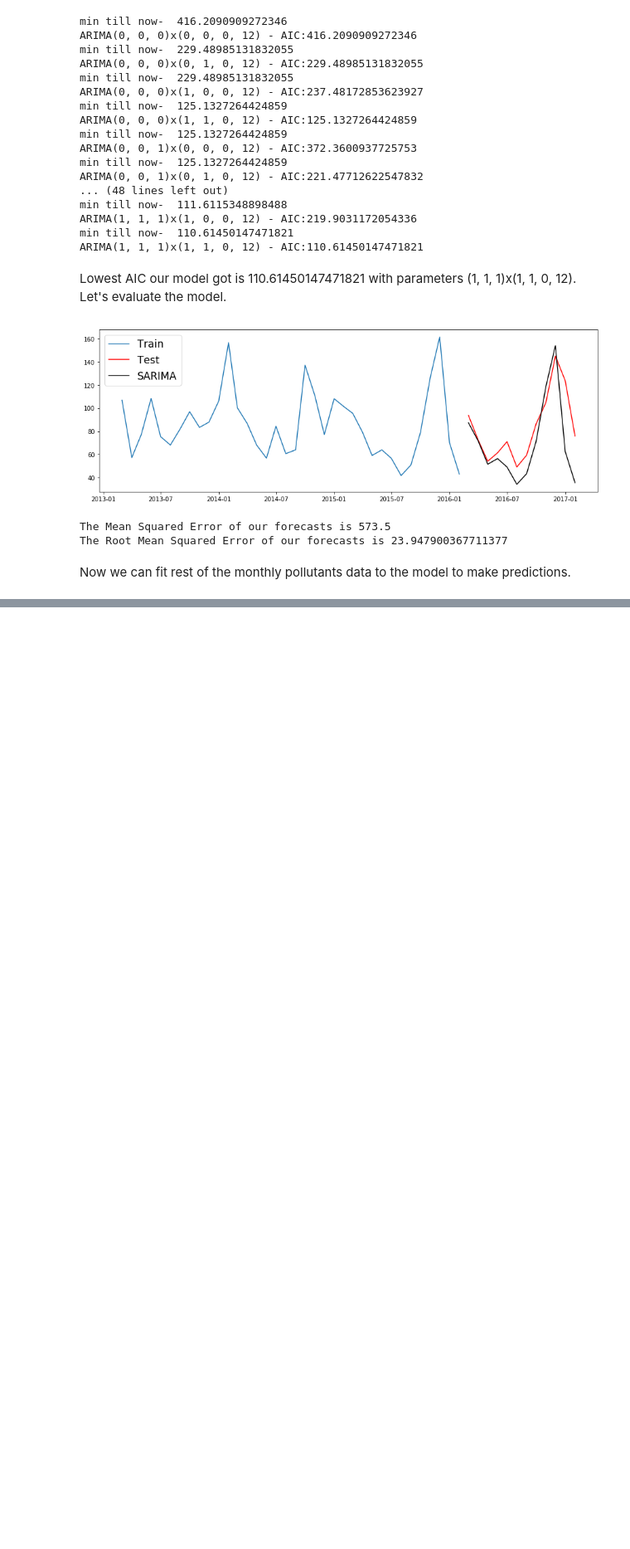
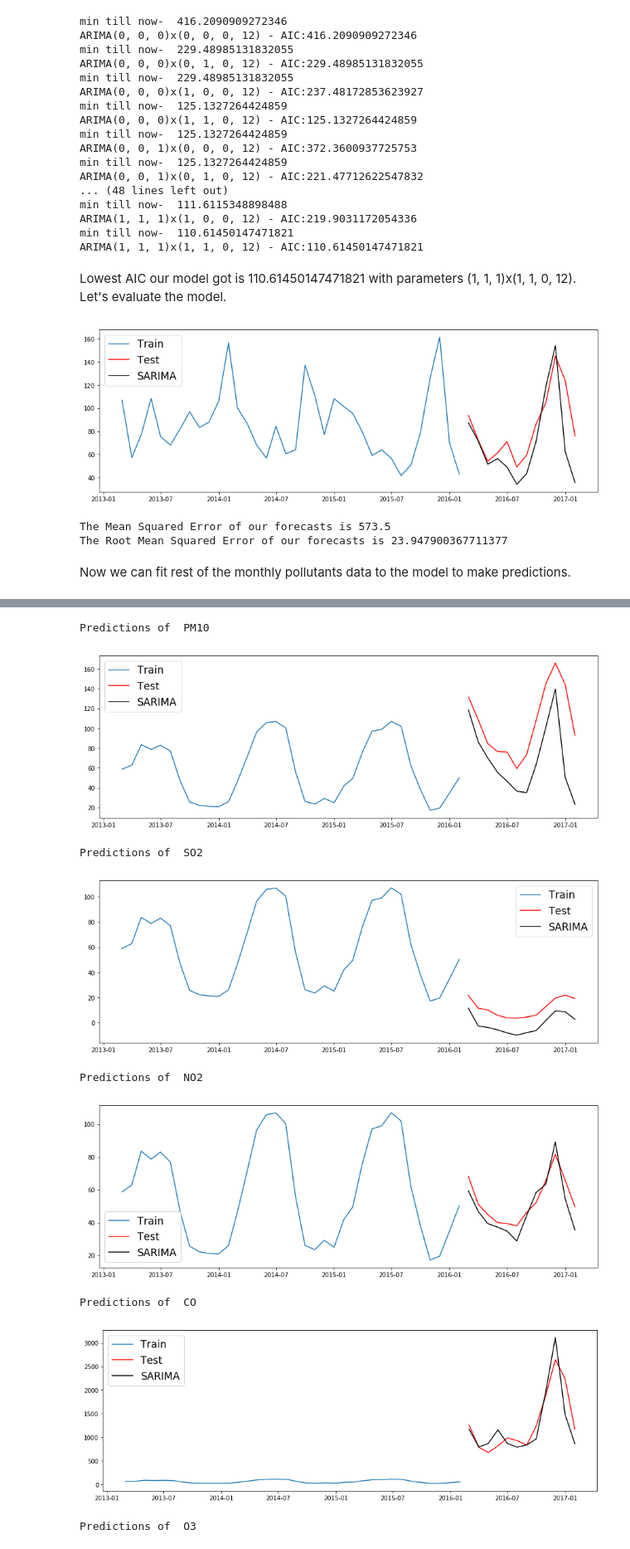
Before and after one commit to aishrock006/Capstone-Project, a Jupyter notebook: 2Data modeling with SARIMA.ipynb, the cells around one changed output, grey strips where cells are left out. Shown at 83% size. Drawn from its saved outputs; the diff is of its cells as text; code cells hidden in the pictures; blank space fills up the shorter version.

Commit message:
fit and evaluate SARIMA model with all monthly Pollutants

```diff
--- a/2Data modeling with SARIMA.ipynb
+++ b/2Data modeling with SARIMA.ipynb
@@ -286,3 +285,27 @@ The Mean Squared Error of our forecasts is 573.5
 The Root Mean Squared Error of our forecasts is 23.947900367711377
 # %% [markdown]
 Now we can fit rest of the monthly pollutants data to the model to make predictions.
+# %%
+# load all monthly datasets
+train_PM10 = pd.read_csv('dataset/monthly/train/train_PM10.csv', parse_dates = [0], index_col = [0])
+test_PM10 = pd.read_csv('dataset/monthly/test/test_PM10.csv', parse_dates = [0], index_col = [0])
+train_SO2 = pd.read_csv('dataset/monthly/train/train_SO2.csv', parse_dates = [0], index_col = [0])
+test_SO2 = pd.read_csv('dataset/monthly/test/test_SO2.csv', parse_dates = [0], index_col = [0])
+train_NO2 = pd.read_csv('dataset/monthly/train/train_NO2.csv', parse_dates = [0], index_col = [0])
+test_NO2 = pd.read_csv('dataset/monthly/test/test_NO2.csv', parse_dates = [0], index_col = [0])
+train_CO = pd.read_csv('dataset/monthly/train/train_CO.csv', parse_dates = [0], index_col = [0])
+test_CO = pd.read_csv('dataset/monthly/test/test_CO.csv', parse_dates = [0], index_col = [0])
+train_O3 = pd.read_csv('dataset/monthly/train/train_O3.csv', parse_dates = [0], index_col = [0])
+test_O3 = pd.read_csv('dataset/monthly/test/test_O3.csv', parse_dates = [0], index_col = [0])
+# %%
+# create list of all train-sets
+list_train = [train_PM10, train_SO2, train_NO2, train_CO, train_O3]
+# create list of all test-sets
+list_test = [test_PM10, test_SO2, test_NO2, test_CO, test_O3]
+# list for storing best models
+list_models = []
+
+# fit models to all pollutants data
+for train in list_train:
+    print('\n',train.columns.values[0])
+    list_models.append(find_best_sarima(train))
@@ -288,0 +330,21 @@ Now we can fit rest of the monthly pollutants data to the model to make predicti
+# %%
+# let's plot all the predictions
+for i in range(len(list_models)):
+    print('\nPredictions of ',list_test[i].columns.values[0])
+    sarima_pred = list_models[i].predict(start=list_test[i].index[0], end=list_test[i].index[-1])
+    plt.figure(figsize=(15, 5))
+    plt.plot(train.index, train, label='Train')
+    plt.plot(list_test[i].index, list_test[i], label='Test', color='r')
+    plt.plot(sarima_pred.index, sarima_pred, label='SARIMA', color='k')
+    plt.legend(loc='best', fontsize='xx-large')
+    plt.show()
+# %% [output]
+Predictions of  PM10
+[figure, added]
+Predictions of  SO2
+[figure, added]
+Predictions of  NO2
+[figure, added]
+Predictions of  CO
+[figure, added]
+Predictions of  O3
```
Also changed, not shown: parts of 4 cells of this notebook.
